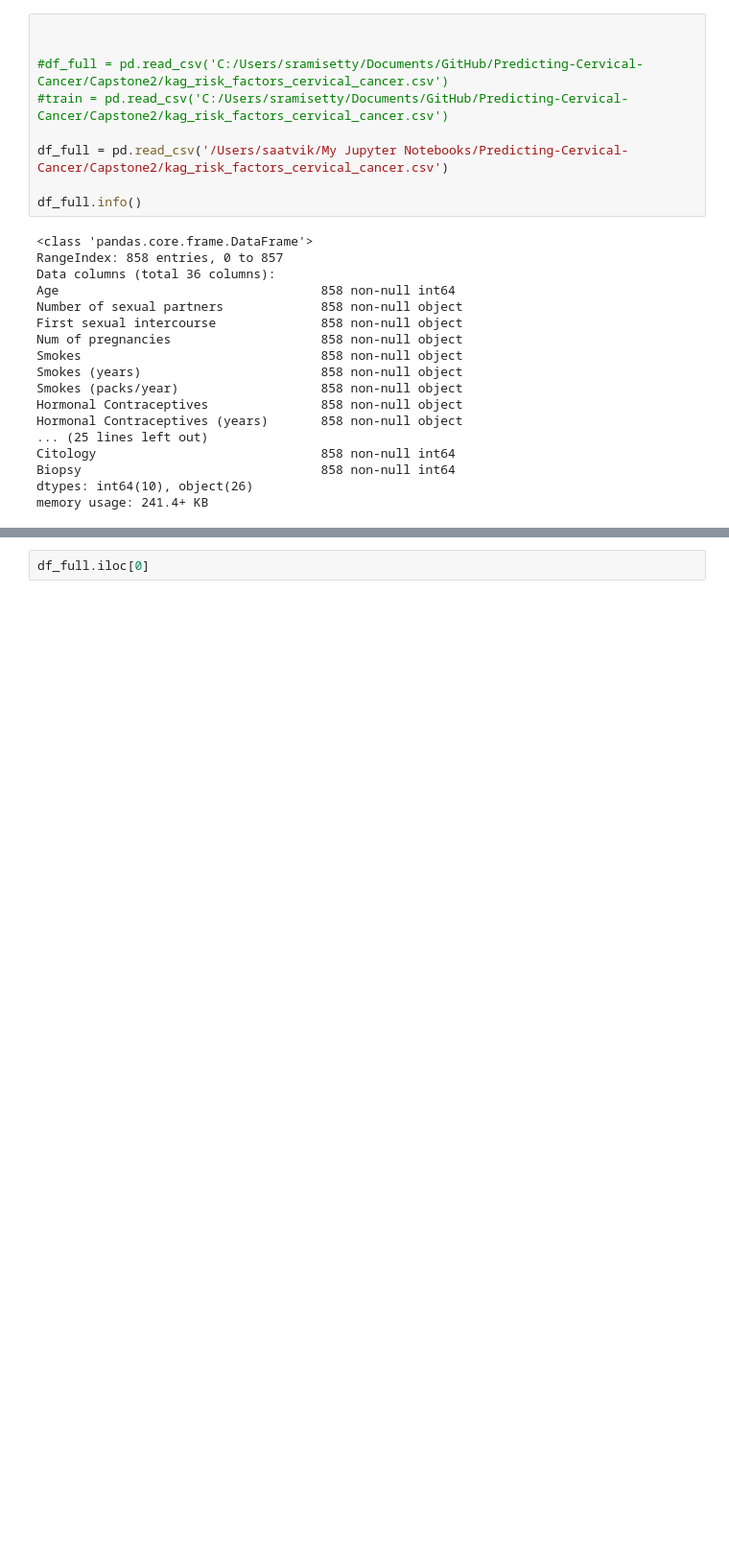
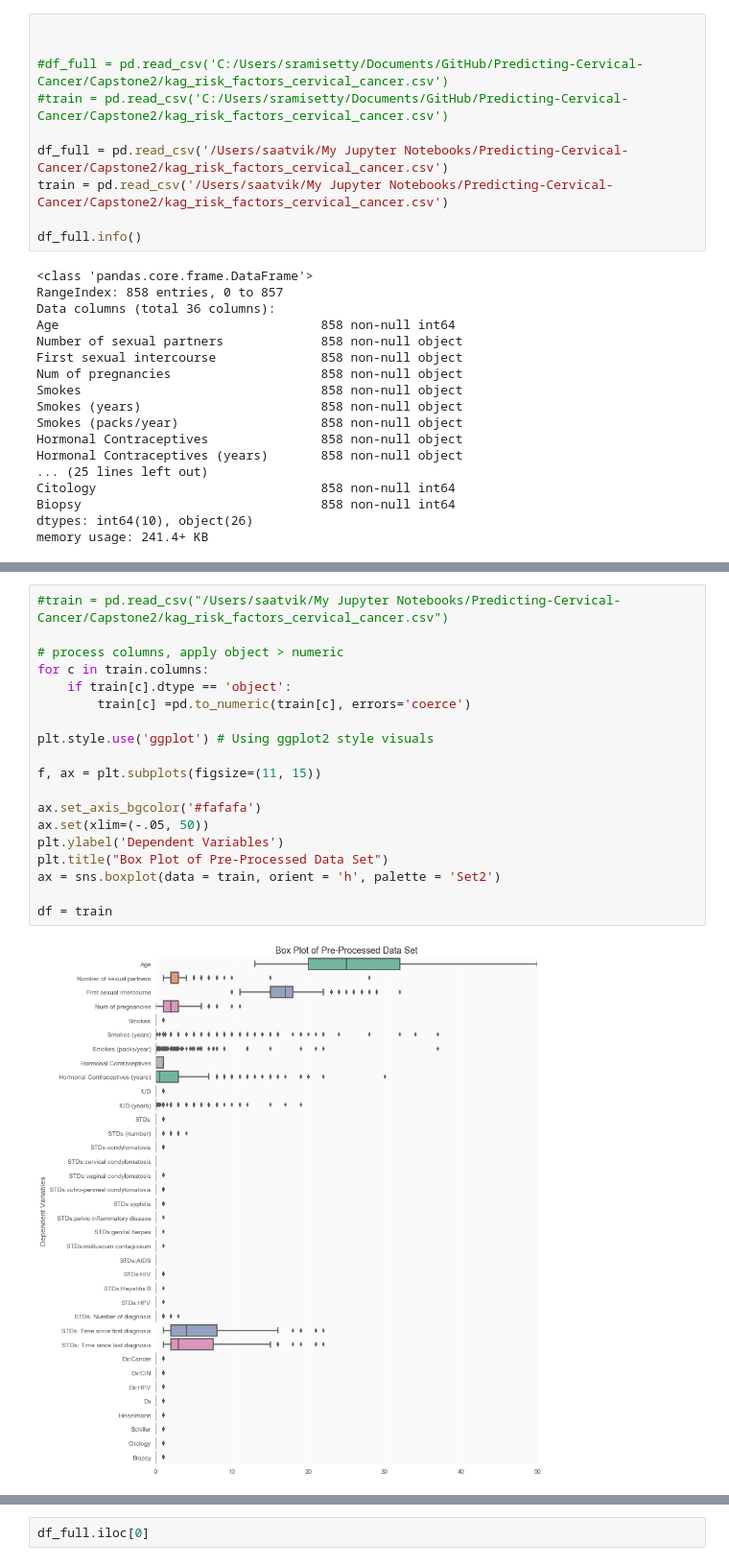
Before and after one commit to rvsaatvik/Predicting-Cervical-Cancer, a Jupyter notebook: Capstone2/Cleanup_Notebook.ipynb, the cells around one changed output, grey strips where cells are left out. Shown: that part at 96% size. Drawn from its saved outputs; the diff is of its cells as text; blank space fills up the shorter version.

```diff
--- a/Capstone2/Cleanup_Notebook.ipynb
+++ b/Capstone2/Cleanup_Notebook.ipynb
@@ -74,6 +90,7 @@ Missing values have '?' which are replaced by NaN to understand the number of mi
 #train = pd.read_csv('C:/Users/sramisetty/Documents/GitHub/Predicting-Cervical-Cancer/Capstone2/kag_risk_factors_cervical_cancer.csv')
 
 df_full = pd.read_csv('/Users/saatvik/My Jupyter Notebooks/Predicting-Cervical-Cancer/Capstone2/kag_risk_factors_cervical_cancer.csv')
+train = pd.read_csv('/Users/saatvik/My Jupyter Notebooks/Predicting-Cervical-Cancer/Capstone2/kag_risk_factors_cervical_cancer.csv')
 
 df_full.info()
 # %% [output]
@@ -96,0 +116,21 @@ memory usage: 241.4+ KB
+# %%
+#train = pd.read_csv("/Users/saatvik/My Jupyter Notebooks/Predicting-Cervical-Cancer/Capstone2/kag_risk_factors_cervical_cancer.csv")
+
+# process columns, apply object > numeric
+for c in train.columns:
+    if train[c].dtype == 'object':
+        train[c] =pd.to_numeric(train[c], errors='coerce')
+
+plt.style.use('ggplot') # Using ggplot2 style visuals
+
+f, ax = plt.subplots(figsize=(11, 15))
+
+ax.set_axis_bgcolor('#fafafa')
+ax.set(xlim=(-.05, 50))
+plt.ylabel('Dependent Variables')
+plt.title("Box Plot of Pre-Processed Data Set")
+ax = sns.boxplot(data = train, orient = 'h', palette = 'Set2')
+
+df = train
+# %% [output]
+[figure, added]
```
Also changed, not shown: parts of 35 cells of this notebook.
